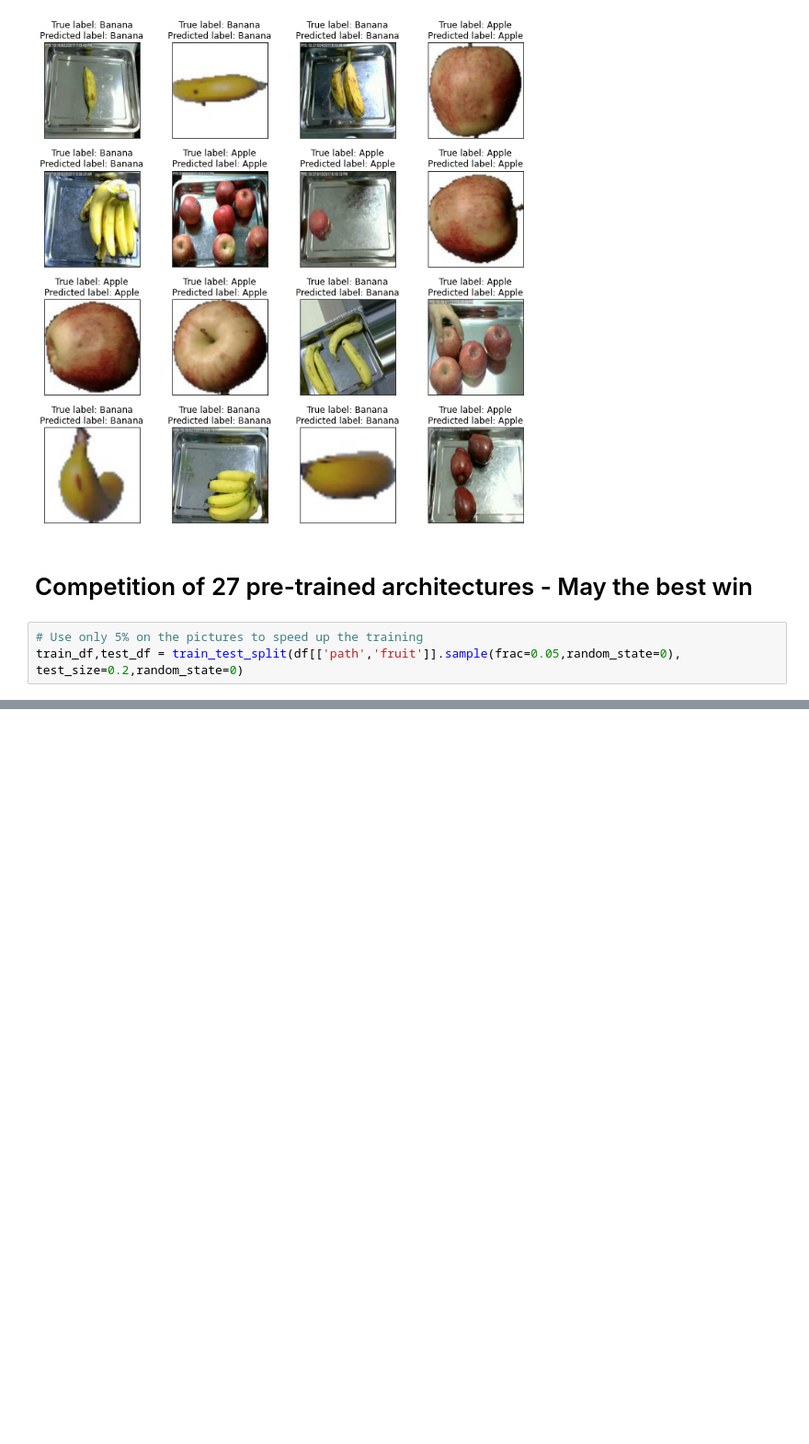
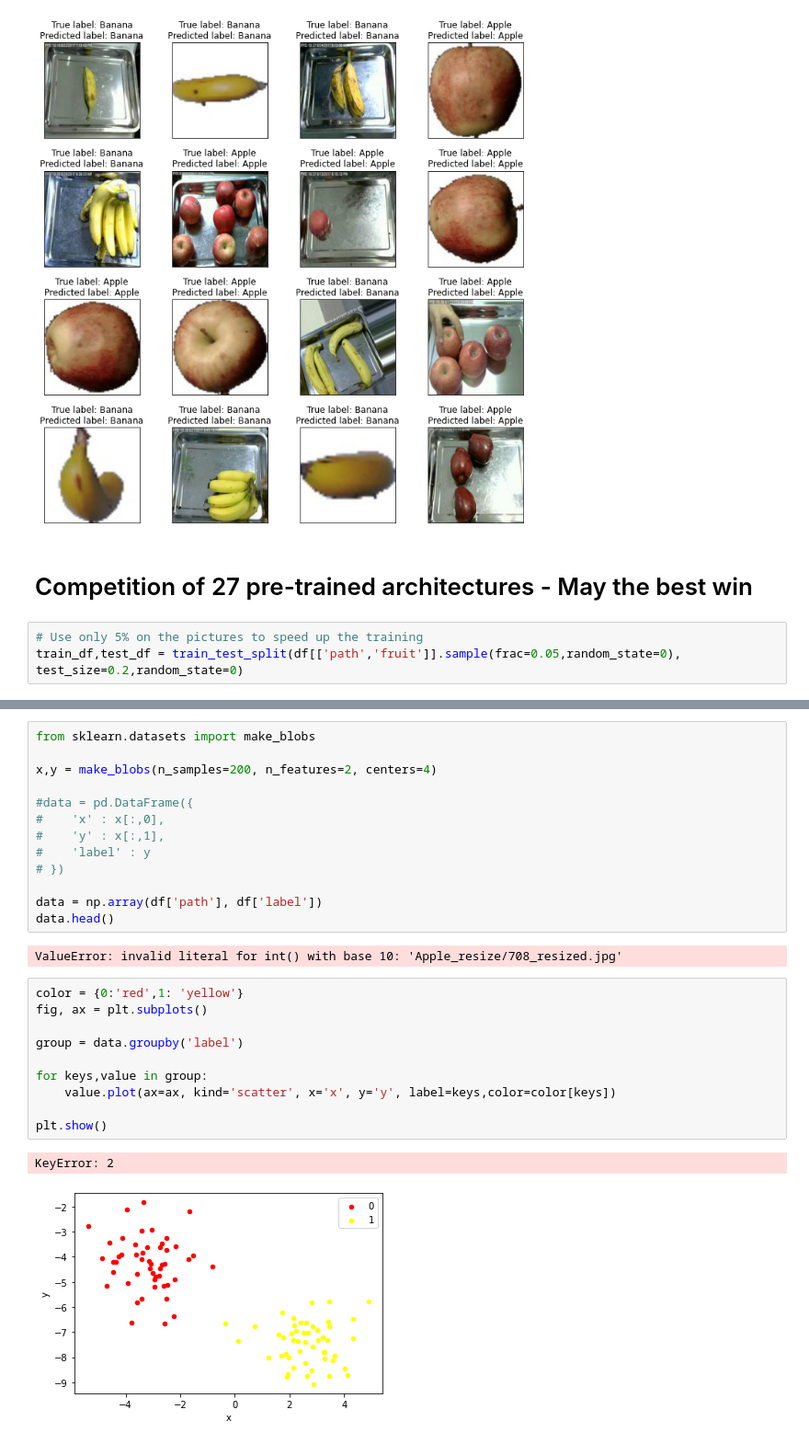
Before and after one commit to Dav-spec/Workshop_Data_Science, a Jupyter notebook: fruit_recognition-Copy1.ipynb, the cells around one changed output, grey strips where cells are left out. Shown at 92% size. Saved outputs shown, nothing was run; the diff lists cells and outputs as text; blank space fills up the shorter version.

```diff
--- a/fruit_recognition-Copy1.ipynb
+++ b/fruit_recognition-Copy1.ipynb
@@ -696,0 +989,28 @@ df_results
+# %%
+from sklearn.datasets import make_blobs
+
+x,y = make_blobs(n_samples=200, n_features=2, centers=4)
+
+#data = pd.DataFrame({
+#    'x' : x[:,0],
+#    'y' : x[:,1],
+#    'label' : y
+# })
+
+data = np.array(df['path'], df['label'])
+data.head()
+# %% [output]
+ValueError: invalid literal for int() with base 10: 'Apple_resize/708_resized.jpg'
+# %%
+color = {0:'red',1: 'yellow'}
+fig, ax = plt.subplots()
+
+group = data.groupby('label')
+
+for keys,value in group:
+    value.plot(ax=ax, kind='scatter', x='x', y='y', label=keys,color=color[keys])
+
+plt.show()
+# %% [output]
+KeyError: 2
+[figure, added]
```
Also changed, not shown: parts of 25 cells of this notebook.
